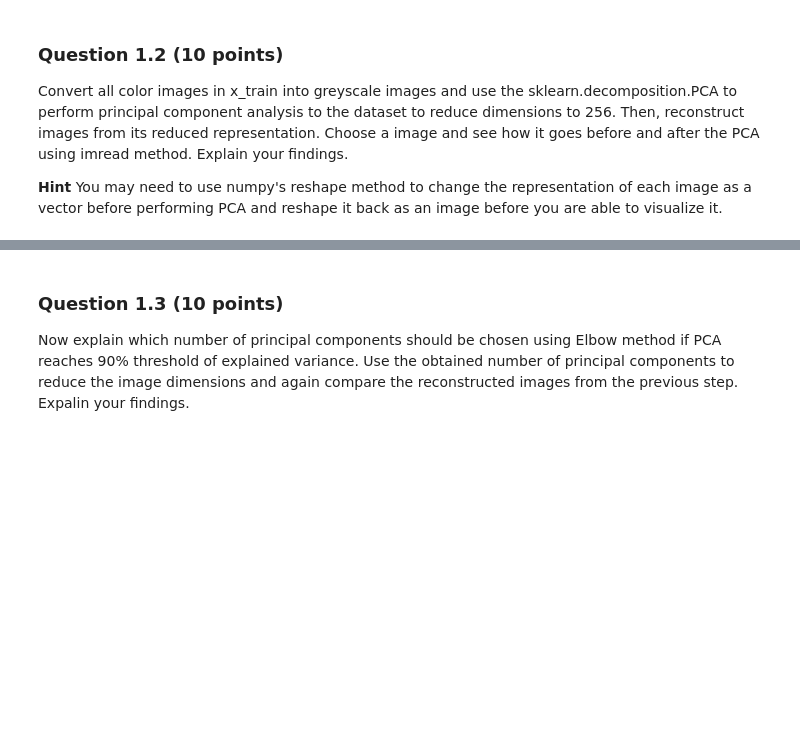
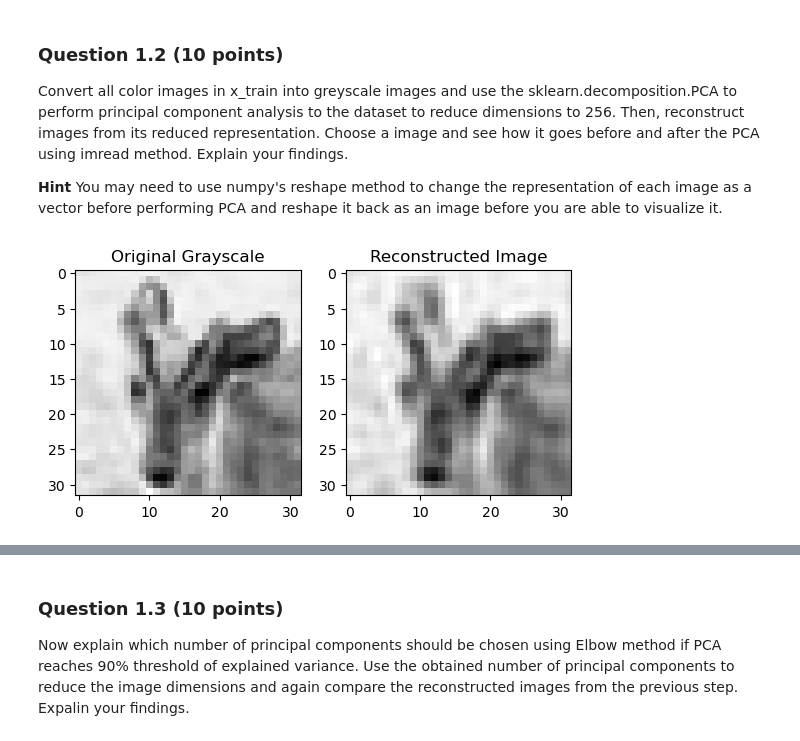
Before and after one commit to calculator3000/ml-assignment-2, a Jupyter notebook: 2487_Assignment2_2223.ipynb, the cells around one changed output, grey strips where cells are left out. Cells and saved outputs as stored; diff of their text form; code cells hidden in the pictures; blank space fills up the shorter version.

```diff
--- a/2487_Assignment2_2223.ipynb
+++ b/2487_Assignment2_2223.ipynb
@@ -82,3 +100,43 @@ plt.imshow(imgGray, cmap='gray')
 Convert all color images in x_train into greyscale images and use the sklearn.decomposition.PCA to perform principal component analysis to the dataset to reduce dimensions to 256. Then, reconstruct images from its reduced representation. Choose a image and see how it goes before and after the PCA using imread method. Explain your findings.
 
 **Hint** You may need to use numpy's reshape method to change the representation of each image as a vector before performing PCA and reshape it back as an image before you are able to visualize it.
+# %%
+# Convert all color images in x_train to grayscale
+def rgb2gray(img):
+    R, G, B = img[:, :, 0], img[:, :, 1], img[:, :, 2]
+    img_gray = 0.2989 * R + 0.5870 * G + 0.1140 * B
+    return img_gray
+
+# resulting shape (50000, 32, 32)
+x_train_gray = np.array([rgb2gray(img) for img in x_train])
+
+# Reshape the images into 1D vectors, unfolding each of the 50000 images into a long row of pixel values
+# resulting shape (50000, 1024)
+x_train_gray_flat = x_train_gray.reshape(x_train_gray.shape[0], -1)
+
+# Perform PCA to reduce dimensionality to 256
+pca = PCA(n_components=256)
+x_train_pca = pca.fit_transform(x_train_gray_flat)
+
+# Reconstruct images from their reduced representation
+x_train_inv = pca.inverse_transform(x_train_pca) # shape (50000, 1024)
+
+# Reshape 1D vectors back to original 2D shape (32x32 pixels)
+x_train_inv = x_train_inv.reshape(x_train_gray.shape) # shape (50000, 32, 32)
+
+# Choose an image index to compare before and after PCA
+image_index = 3001
+
+# Plot original grayscale image
+plt.subplot(1, 2, 1)
+plt.imshow(x_train_gray[image_index], cmap='gray')
+plt.title('Original Grayscale')
+
+# Plot reconstructed image after PCA
+plt.subplot(1, 2, 2)
+plt.imshow(x_train_inv[image_index], cmap='gray')
+plt.title('Reconstructed Image')
+
+plt.show()
+# %% [output]
+[figure, added]
```
Also changed, not shown: parts of 65 cells of this notebook, 4 other files.
